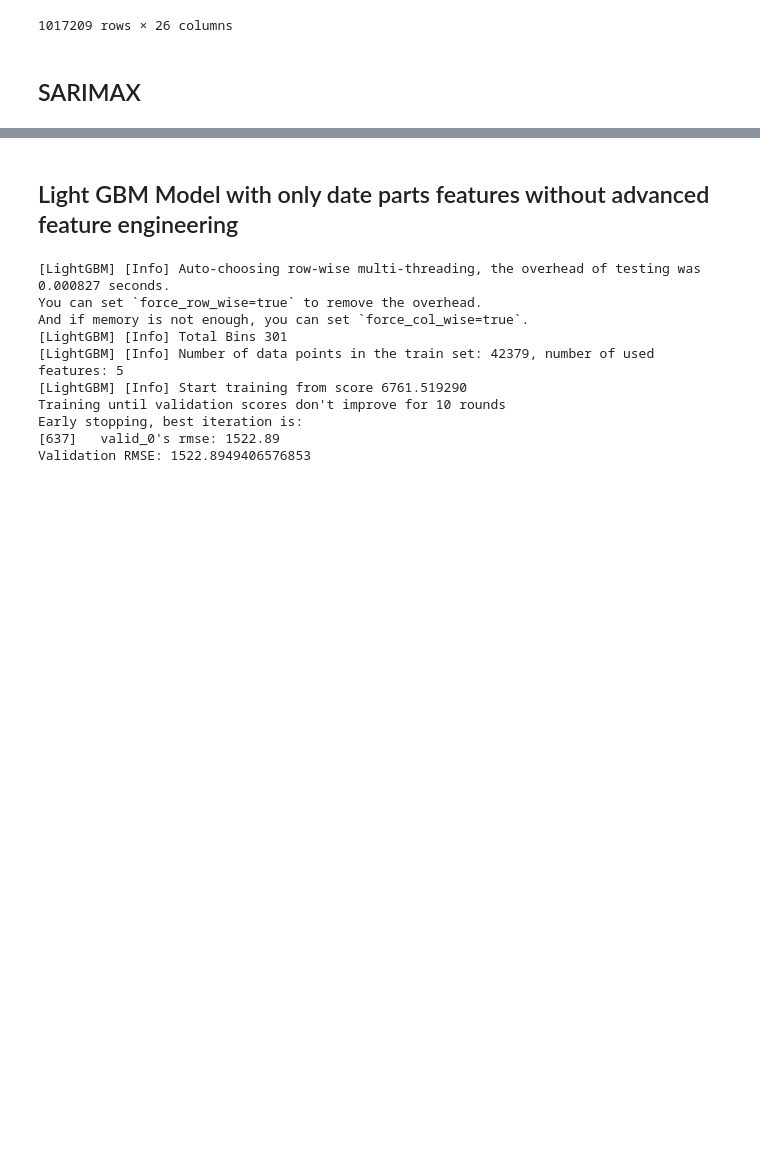
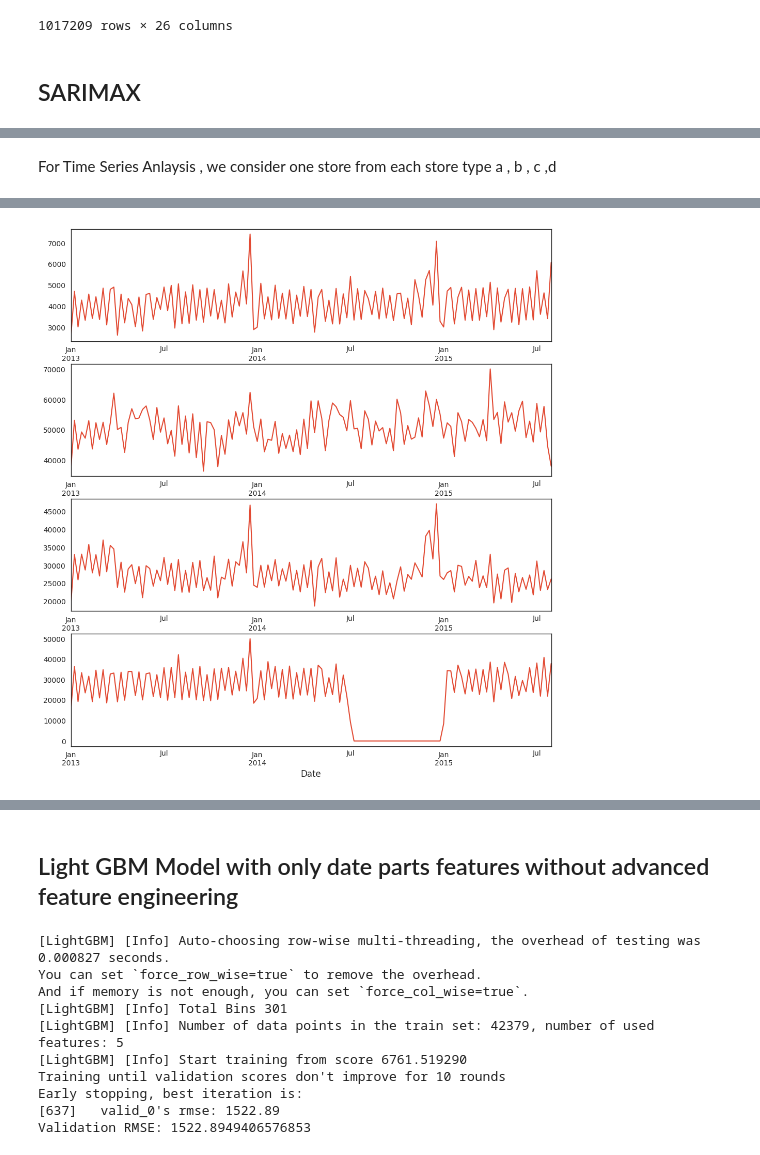
Before and after one commit to harendradadhich/notebooks, a Jupyter notebook: Retail_Sales_Prediction_Capstone_Project.ipynb, the cells around one changed output, grey strips where cells are left out. Saved outputs shown, nothing was run; the diff lists cells and outputs as text; code cells hidden in the pictures; blank space fills up the shorter version.

```diff
--- a/Retail_Sales_Prediction_Capstone_Project.ipynb
+++ b/Retail_Sales_Prediction_Capstone_Project.ipynb
@@ -947,0 +966,25 @@ train2 = train2.set_index('Date')
+# %% [markdown]
+For Time Series Anlaysis , we consider one store from each store type a , b , c ,d
+# %%
+train2['Sales'] = train2['Sales'] * 1.0
+# %%
+
+sales_a = train2[train2.Store == 2]['Sales']
+sales_b = train2[train2.Store == 85]['Sales'].sort_index(ascending = True) # solve the reverse order
+sales_c = train2[train2.Store == 1]['Sales']
+sales_d = train2[train2.Store == 13]['Sales']
+# %%
+#Lets plot the sales of each store on Weekly basis
+f, (ax1, ax2, ax3, ax4) = plt.subplots(4, figsize = (12, 13))
+
+# store types
+sales_a.resample('W').mean().plot(ax = ax1)
+sales_b.resample('W').sum().plot(ax = ax2)
+sales_c.resample('W').sum().plot(ax = ax3)
+sales_d.resample('W').sum().plot(ax = ax4)
+
+plt.savefig("weekly_sales.png")
+
+from google.colab import files
+files.download("weekly_sales.png")
+# %% [output]
@@ -947,0 +993 @@ train2 = train2.set_index('Date')
+[figure, added]
```
Also changed, not shown: parts of 23 cells of this notebook.
